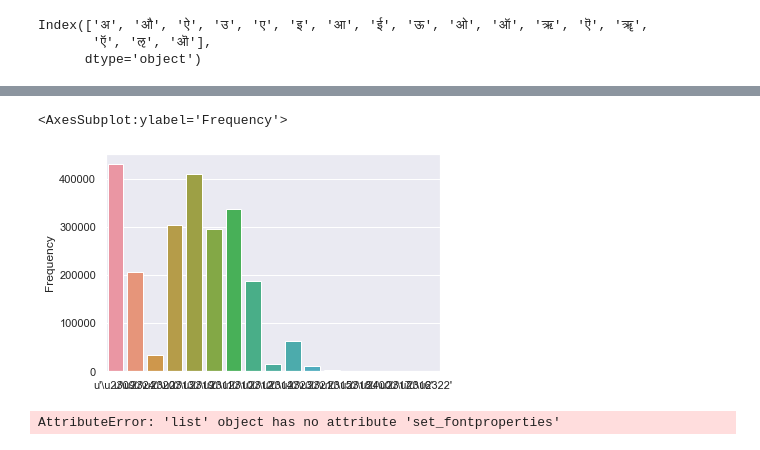
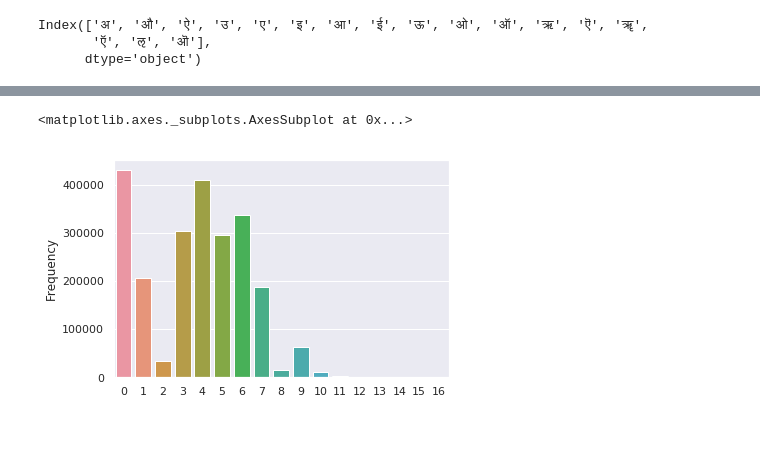
Before and after one commit to ayush1120/OLAM, a Jupyter notebook: datagen/Analysis.ipynb, the cells around one changed output, grey strips where cells are left out. Cells and saved outputs as stored; diff of their text form; code cells hidden in the pictures.

Commit message:
Data Generation Working - Word Data

```diff
--- a/datagen/Analysis.ipynb
+++ b/datagen/Analysis.ipynb
@@ -557,8 +532,5 @@ import matplotlib.pyplot as plt
 import numpy as np
 from matplotlib import font_manager as fm, rcParams
 import matplotlib.pyplot as plt
-import matplotlib.font_manager as font_manager
-import matplotlib
-import matplotlib.font_manager as fm
-from matplotlib import ft2font
-from matplotlib.font_manager import ttfFontProperty
+from matplotlib.font_manager import FontProperties
+sns.set(font="Meiryo")
@@ -564,0 +539,2 @@ from matplotlib.font_manager import ttfFontProperty
+# %%
+Data1 = pd.read_csv(r"/Users/shivanitripathi/Documents/study material/DS/OLAM/datagen/vowel_freq.csv")
@@ -565,42 +563,5 @@ from matplotlib.font_manager import ttfFontProperty
 # %%
-sns.set()
-
-sns.barplot(y='Frequency',x=indi,data=df1.iloc[0:750,:])
+sns.barplot(y='Frequency',x=Data1.index,data=Data1.iloc[0:750,:])
 # %% [output]
-<AxesSubplot:ylabel='Frequency'>
+<matplotlib.axes._subplots.AxesSubplot at 0x...>
-[figure, old version]
+[figure, new version]
-# %%
-# x = np.float32(ind)
-fpath =  os.path.join(os.getcwd(), 'hindiFonts', 'NotoSans-Regular.ttf')
-
-font = ft2font.FT2Font(fpath)
-fprop = fm.FontProperties(fname=fpath)
-
-ttfFontProp = ttfFontProperty(font)
-
-fontsize=18
-
-
-x=ind
-y = np.float32(df1['Frequency'])
-colors = np.random.rand(len(df1))
-plt.scatter(x, y, c=colors, alpha=0.5)
-
-plt.xlabel("Vowels")
-plt.ylabel("Frequency")
-for xLabel in plt.xticks():
-    xLabel.set_fontproperties(fontprop)
-    xLabel.set_fontsize(fontsize)
-
-for yLabel in plt.yticks():
-    yLabel.set_fontproperties(fontprop)
-    yLabel.set_fontsize(fontsize)
-plt.show()
-# csfont = {'fontname':'Comic Sans MS'}
-hfont = {'fontname':fname}
-
-# plt.title('title',**csfont)
-plt.xlabel(ind, **hfont)
-plt.show()
-# %% [output]
-AttributeError: 'list' object has no attribute 'set_fontproperties'
```
Also changed, not shown: parts of 30 cells of this notebook, 27 other files.
